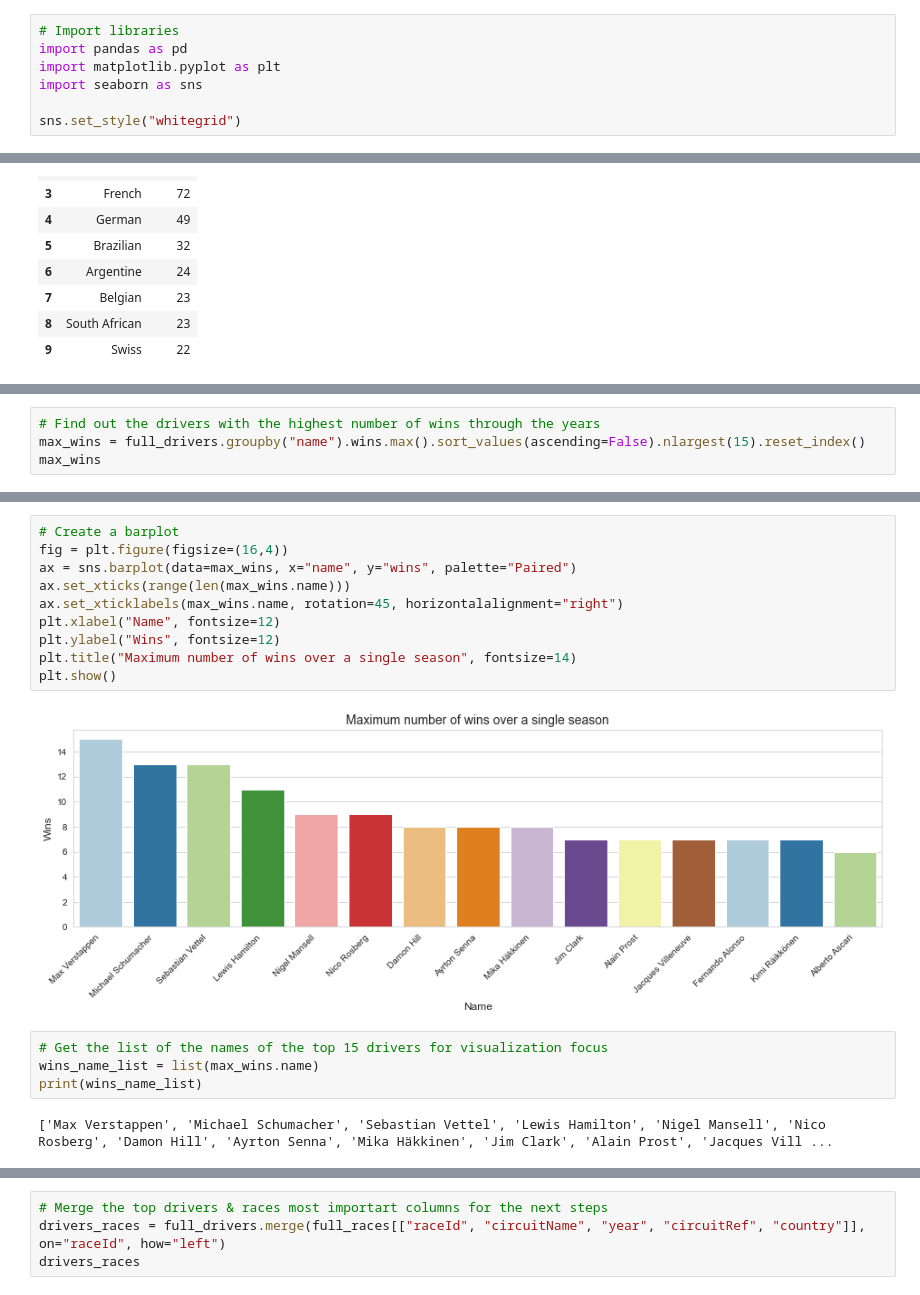
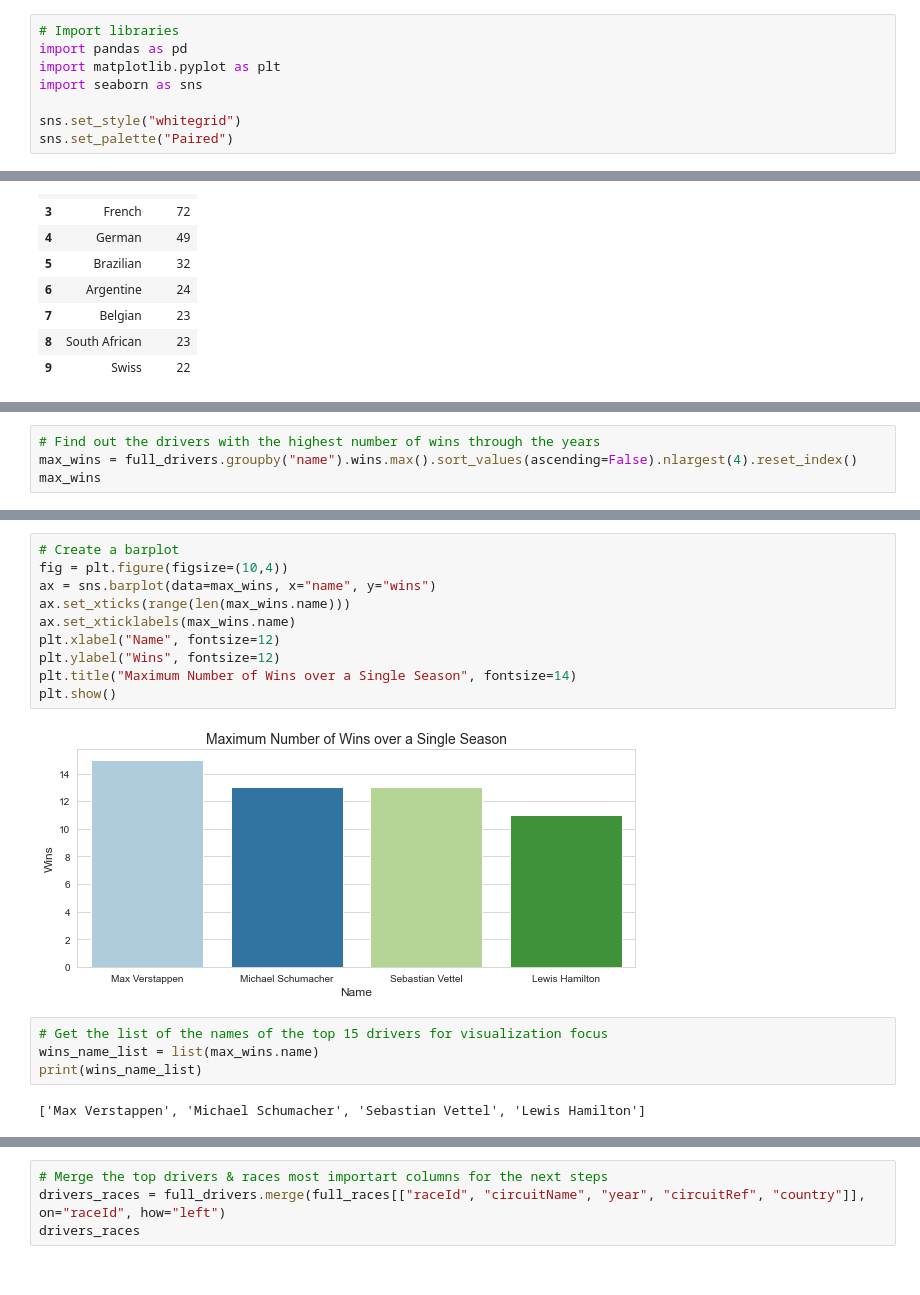
Before and after one commit to soyuz108/EDA-Formula-1-Drivers, a Jupyter notebook: drivers_analysis.ipynb, the cells around one changed output, grey strips where cells are left out. Drawn from its saved outputs; the diff is of its cells as text.

```diff
--- a/drivers_analysis.ipynb
+++ b/drivers_analysis.ipynb
@@ -22,6 +22,7 @@ import matplotlib.pyplot as plt
 import seaborn as sns
 
 sns.set_style("whitegrid")
+sns.set_palette("Paired")
 # %%
 # Read the datasets
 circuits = pd.read_csv("circuits.csv")
@@ -177,6 +161,6 @@ plt.show()
 # %%
 # Find out the drivers with the highest number of wins through the years
-max_wins = full_drivers.groupby("name").wins.max().sort_values(ascending=False).nlargest(15).reset_index()
+max_wins = full_drivers.groupby("name").wins.max().sort_values(ascending=False).nlargest(4).reset_index()
 max_wins
 # %% [output]
 |  | name | wins |
@@ -198,18 +171,18 @@ max_wins
 # %%
 # Create a barplot
-fig = plt.figure(figsize=(16,4))
-ax = sns.barplot(data=max_wins, x="name", y="wins", palette="Paired")
+fig = plt.figure(figsize=(10,4))
+ax = sns.barplot(data=max_wins, x="name", y="wins")
 ax.set_xticks(range(len(max_wins.name)))
-ax.set_xticklabels(max_wins.name, rotation=45, horizontalalignment="right")
+ax.set_xticklabels(max_wins.name)
 plt.xlabel("Name", fontsize=12)
 plt.ylabel("Wins", fontsize=12)
-plt.title("Maximum number of wins over a single season", fontsize=14)
+plt.title("Maximum Number of Wins over a Single Season", fontsize=14)
 plt.show()
 # %% [output]
-[figure, old version]
+[figure, new version]
 # %%
 # Get the list of the names of the top 15 drivers for visualization focus
 wins_name_list = list(max_wins.name)
 print(wins_name_list)
 # %% [output]
-['Max Verstappen', 'Michael Schumacher', 'Sebastian Vettel', 'Lewis Hamilton', 'Nigel Mansell', 'Nico Rosberg', 'Damon Hill', 'Ayrton Senna', 'Mika Häkkinen', 'Jim Clark', 'Alain Prost', 'Jacques Vill ...
+['Max Verstappen', 'Michael Schumacher', 'Sebastian Vettel', 'Lewis Hamilton']
```
Also changed, not shown: parts of 13 cells of this notebook.
